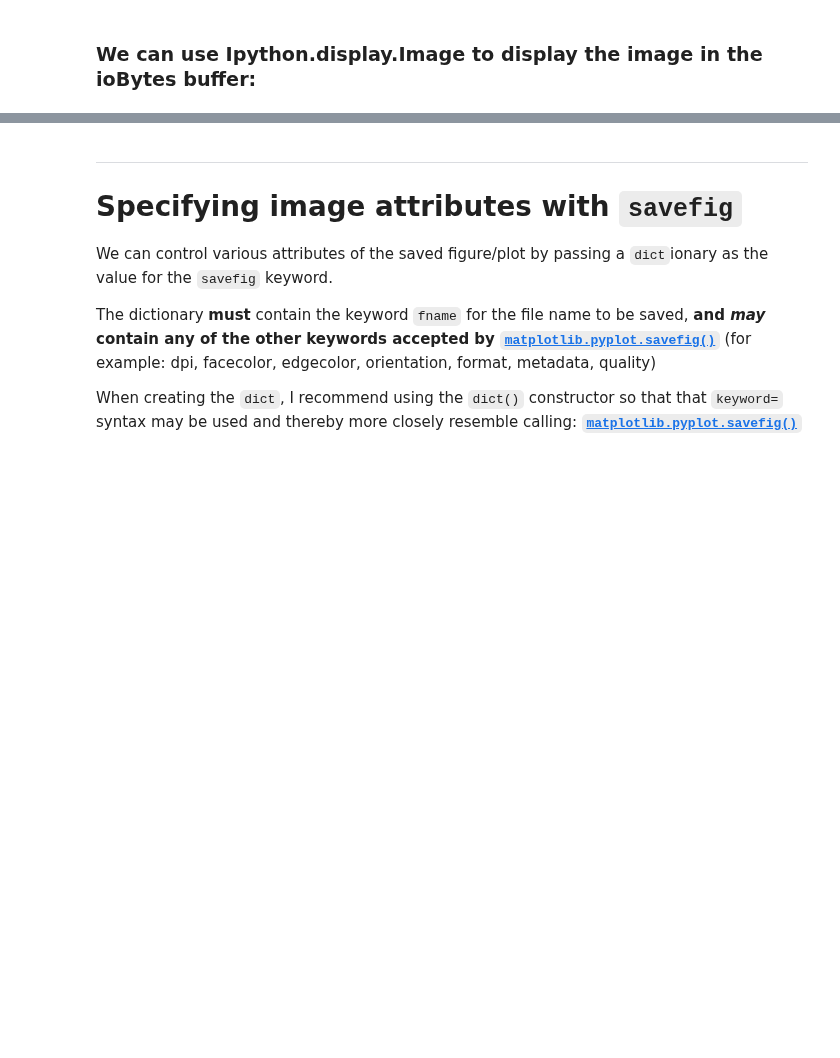
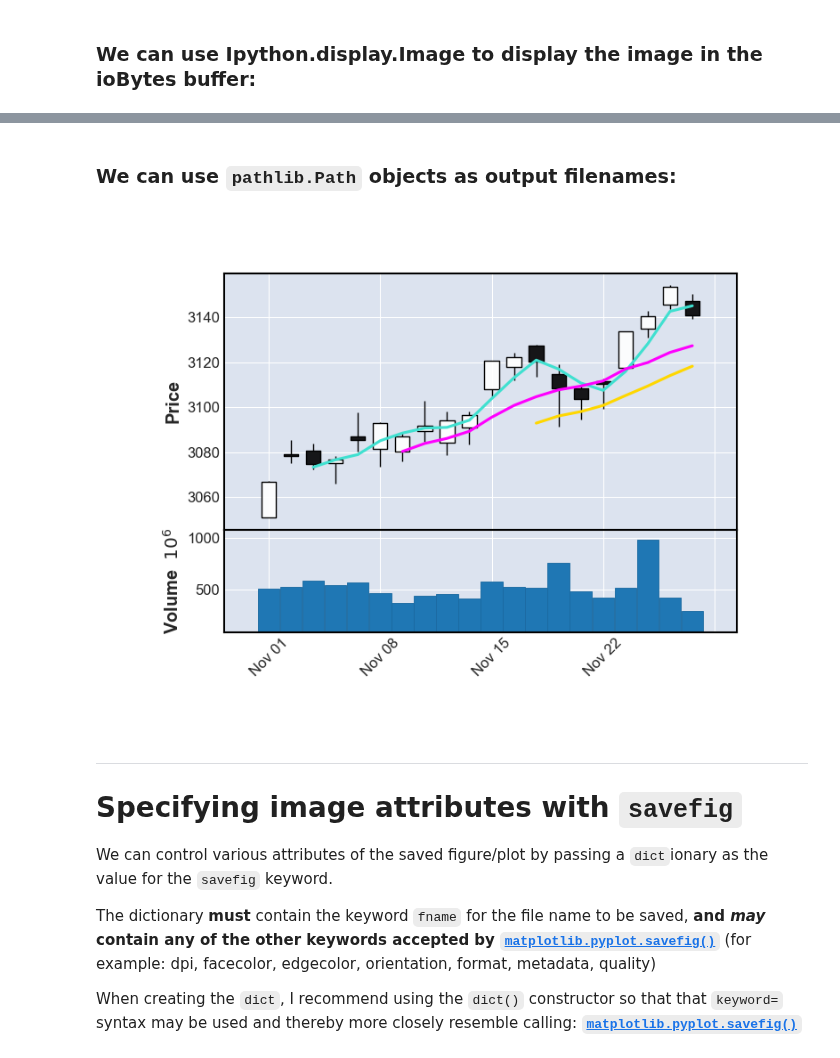
Before and after one commit to matplotlib/mplfinance, a Jupyter notebook: examples/savefig.ipynb, the cells around one changed output, grey strips where cells are left out. Drawn from its saved outputs; the diff is of its cells as text; code cells hidden in the pictures; blank space fills up the shorter version.

Commit message:
Add pathlib.Path example to savefig notebook demo

```diff
--- a/examples/savefig.ipynb
+++ b/examples/savefig.ipynb
@@ -62,3 +63,12 @@ IPydisplay.Image(buf.read())
+# %% [markdown]
+### We can use `pathlib.Path` objects as output filenames:
+# %%
+import pathlib
+ourpath = pathlib.Path("/tmp") / "ourfigure.png"
+mpf.plot(df, type='candle', volume=True, mav=(3, 7, 13), savefig=ourpath)
+IPydisplay.Image(ourpath)
+# %% [output]
+[figure, added]
 # %% [markdown]
 ---
 
```
Also changed, not shown: parts of 2 cells of this notebook.
